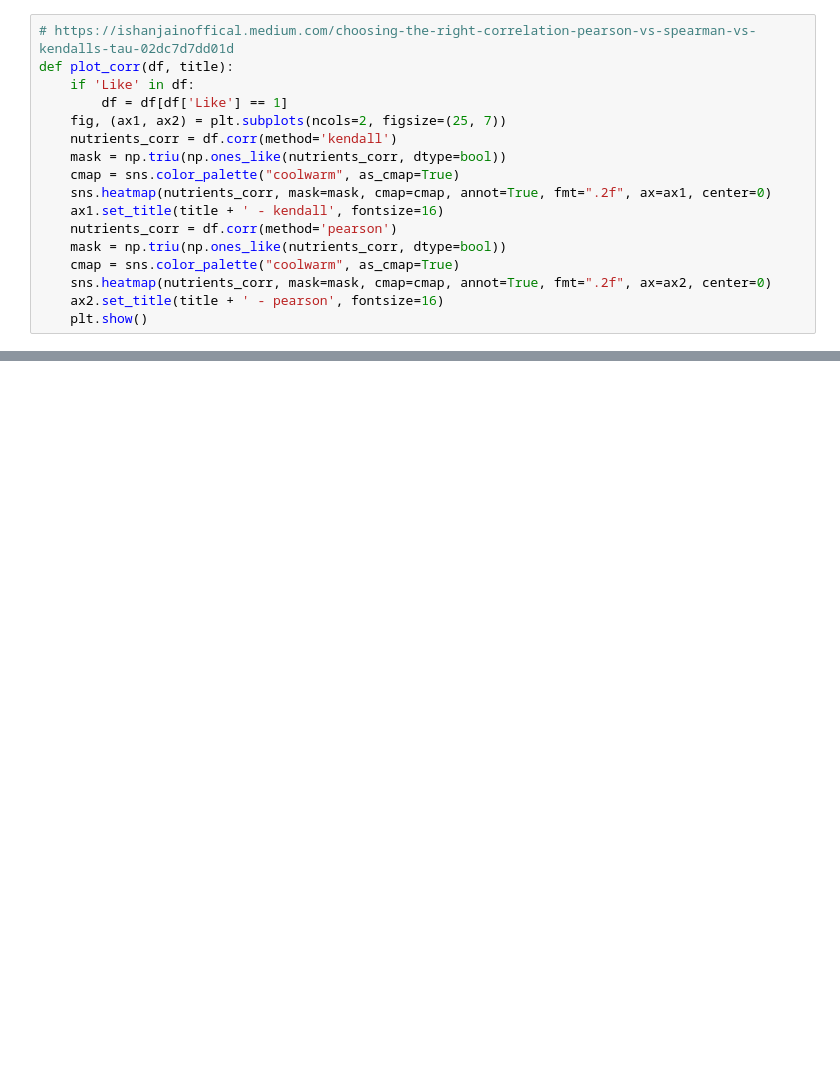
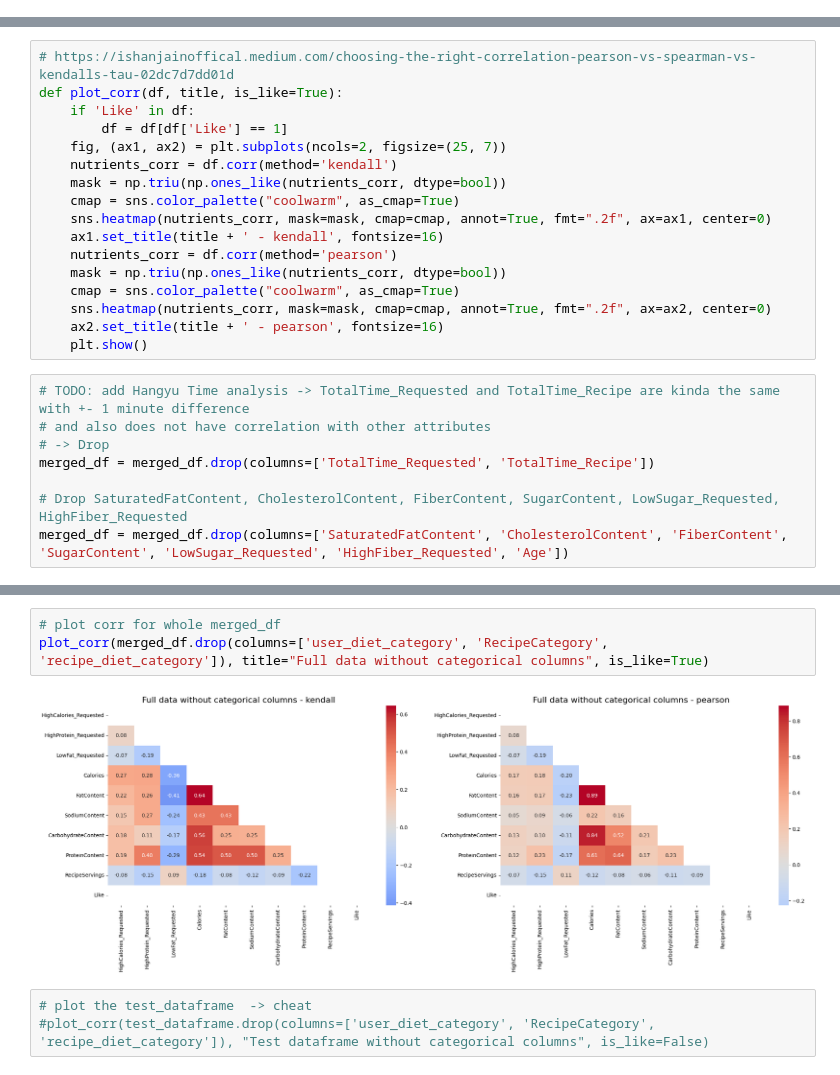
Before and after one commit to MasterWJK/Recepy_Cup_23-24, a Jupyter notebook: training/main_copy_bach_ngoc.ipynb, the cells around one changed output, grey strips where cells are left out. Cells and saved outputs as stored; diff of their text form; blank space fills up the shorter version.

Commit message:
drop columns

```diff
--- a/training/main_copy_bach_ngoc.ipynb
+++ b/training/main_copy_bach_ngoc.ipynb
@@ -312,17 +0,0 @@ memory usage: 11.8 MB
-# %%
-# https://ishanjainoffical.medium.com/choosing-the-right-correlation-pearson-vs-spearman-vs-kendalls-tau-02dc7d7dd01d
-def plot_corr(df, title):
-    if 'Like' in df:
-        df = df[df['Like'] == 1]
-    fig, (ax1, ax2) = plt.subplots(ncols=2, figsize=(25, 7))
-    nutrients_corr = df.corr(method='kendall')
-    mask = np.triu(np.ones_like(nutrients_corr, dtype=bool))
-    cmap = sns.color_palette("coolwarm", as_cmap=True)
-    sns.heatmap(nutrients_corr, mask=mask, cmap=cmap, annot=True, fmt=".2f", ax=ax1, center=0)
-    ax1.set_title(title + ' - kendall', fontsize=16)
-    nutrients_corr = df.corr(method='pearson')
-    mask = np.triu(np.ones_like(nutrients_corr, dtype=bool))
-    cmap = sns.color_palette("coolwarm", as_cmap=True)
-    sns.heatmap(nutrients_corr, mask=mask, cmap=cmap, annot=True, fmt=".2f", ax=ax2, center=0)
-    ax2.set_title(title + ' - pearson', fontsize=16)
-    plt.show()
@@ -394,0 +311,25 @@ plot_corr(df_nutrients_after_threshold, "(Like==True) Nutrients Correlation Matr
+# %%
+# https://ishanjainoffical.medium.com/choosing-the-right-correlation-pearson-vs-spearman-vs-kendalls-tau-02dc7d7dd01d
+def plot_corr(df, title, is_like=True):
+    if 'Like' in df:
+        df = df[df['Like'] == 1]
+    fig, (ax1, ax2) = plt.subplots(ncols=2, figsize=(25, 7))
+    nutrients_corr = df.corr(method='kendall')
+    mask = np.triu(np.ones_like(nutrients_corr, dtype=bool))
+    cmap = sns.color_palette("coolwarm", as_cmap=True)
+    sns.heatmap(nutrients_corr, mask=mask, cmap=cmap, annot=True, fmt=".2f", ax=ax1, center=0)
+    ax1.set_title(title + ' - kendall', fontsize=16)
+    nutrients_corr = df.corr(method='pearson')
+    mask = np.triu(np.ones_like(nutrients_corr, dtype=bool))
+    cmap = sns.color_palette("coolwarm", as_cmap=True)
+    sns.heatmap(nutrients_corr, mask=mask, cmap=cmap, annot=True, fmt=".2f", ax=ax2, center=0)
+    ax2.set_title(title + ' - pearson', fontsize=16)
+    plt.show()
+# %%
+# TODO: add Hangyu Time analysis -> TotalTime_Requested and TotalTime_Recipe are kinda the same with +- 1 minute difference
+# and also does not have correlation with other attributes
+# -> Drop
+merged_df = merged_df.drop(columns=['TotalTime_Requested', 'TotalTime_Recipe'])
+
+# Drop SaturatedFatContent, CholesterolContent, FiberContent, SugarContent, LowSugar_Requested, HighFiber_Requested
+merged_df = merged_df.drop(columns=['SaturatedFatContent', 'CholesterolContent', 'FiberContent', 'SugarContent', 'LowSugar_Requested', 'HighFiber_Requested', 'Age'])
@@ -394,0 +347,8 @@ plot_corr(df_nutrients_after_threshold, "(Like==True) Nutrients Correlation Matr
+# %%
+# plot corr for whole merged_df
+plot_corr(merged_df.drop(columns=['user_diet_category', 'RecipeCategory', 'recipe_diet_category']), title="Full data without categorical columns", is_like=True)
+# %% [output]
+[figure, added]
+# %%
+# plot the test_dataframe  -> cheat
+#plot_corr(test_dataframe.drop(columns=['user_diet_category', 'RecipeCategory', 'recipe_diet_category']), "Test dataframe without categorical columns", is_like=False)
```
Also changed, not shown: parts of 35 cells of this notebook.
